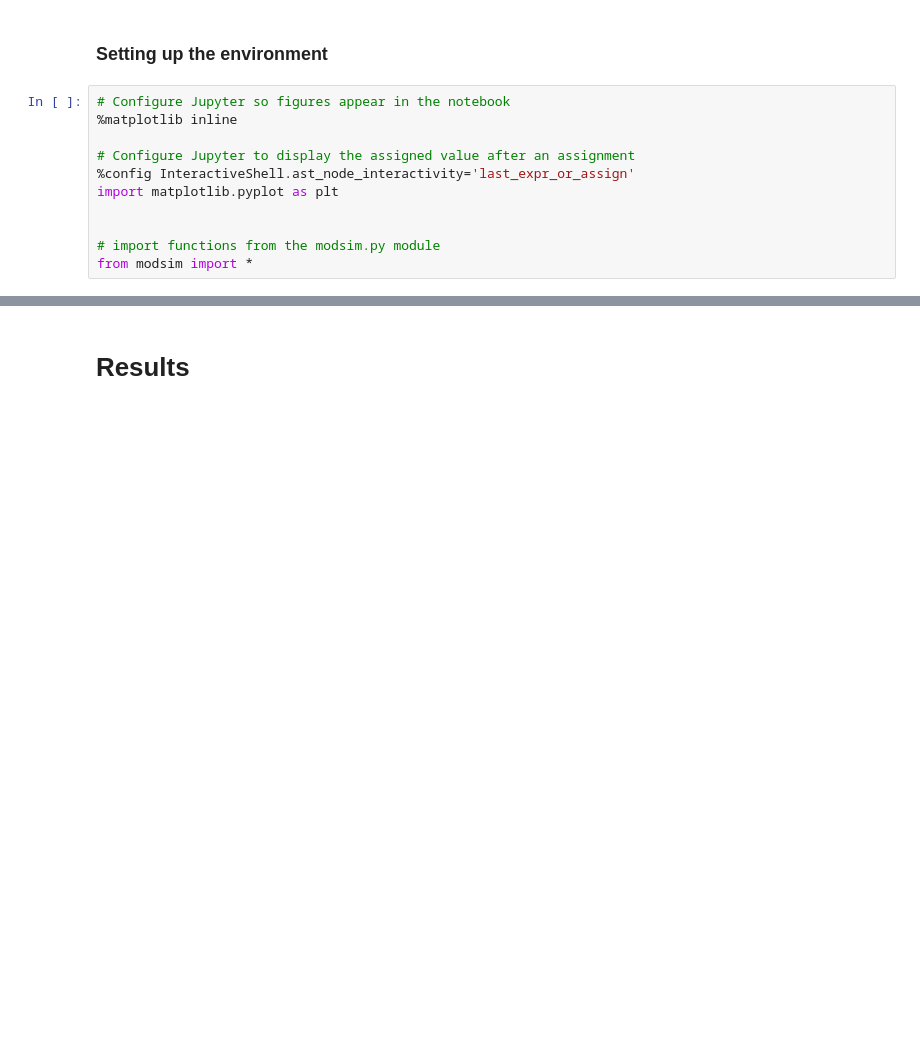
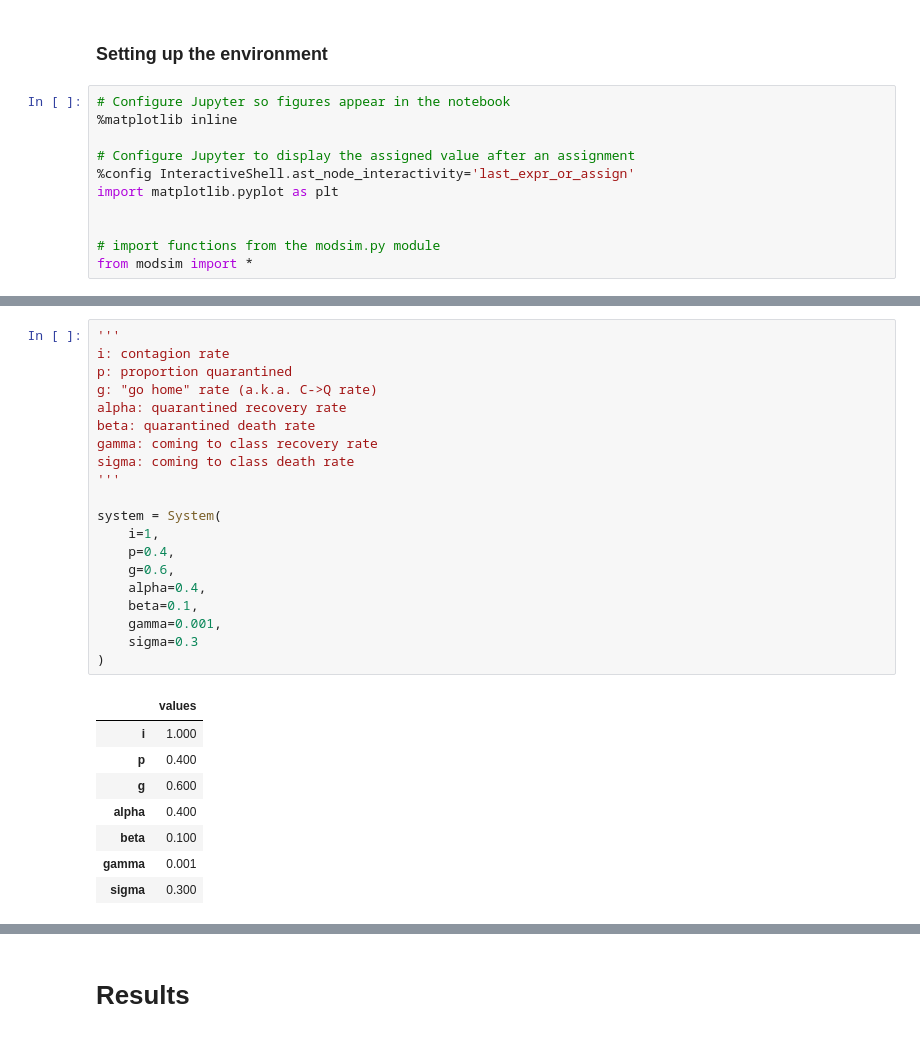
Before and after one commit to AustinVes/ModSim-Project2, a Jupyter notebook: project_notebook.ipynb, the cells around one changed output, grey strips where cells are left out. Drawn from its saved outputs; the diff is of its cells as text; blank space fills up the shorter version.

```diff
--- a/project_notebook.ipynb
+++ b/project_notebook.ipynb
@@ -19,0 +37,29 @@ from modsim import *
+# %%
+'''
+i: contagion rate
+p: proportion quarantined
+g: "go home" rate (a.k.a. C->Q rate)
+alpha: quarantined recovery rate
+beta: quarantined death rate
+gamma: coming to class recovery rate
+sigma: coming to class death rate
+'''
+
+system = System(
+    i=1,
+    p=0.4,
+    g=0.6,
+    alpha=0.4,
+    beta=0.1,
+    gamma=0.001,
+    sigma=0.3
+)
+# %% [output]
+|  | values |
+| i | 1.000 |
+| p | 0.400 |
+| g | 0.600 |
+| alpha | 0.400 |
+| beta | 0.100 |
+| gamma | 0.001 |
+| sigma | 0.300 |
```
Also changed, not shown: parts of 5 cells of this notebook.
